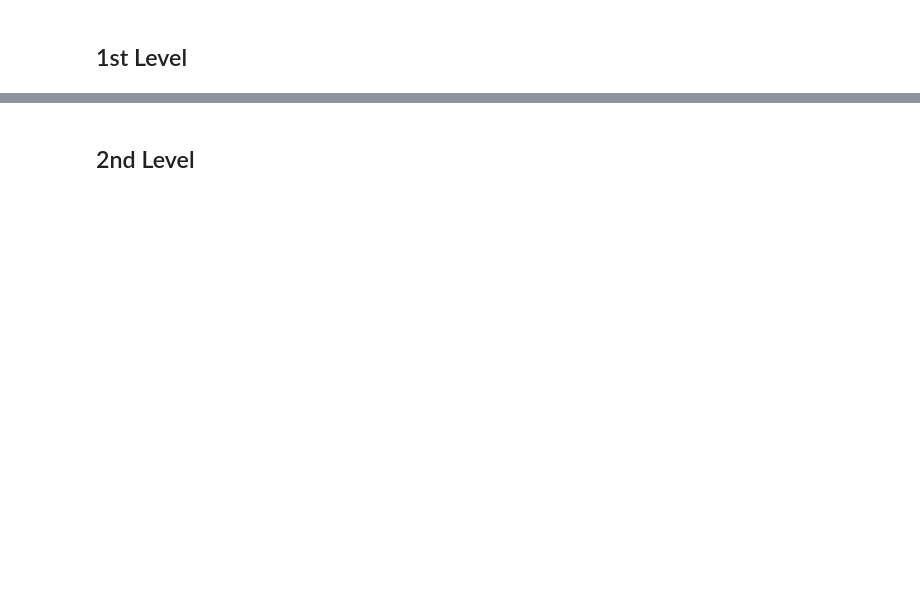
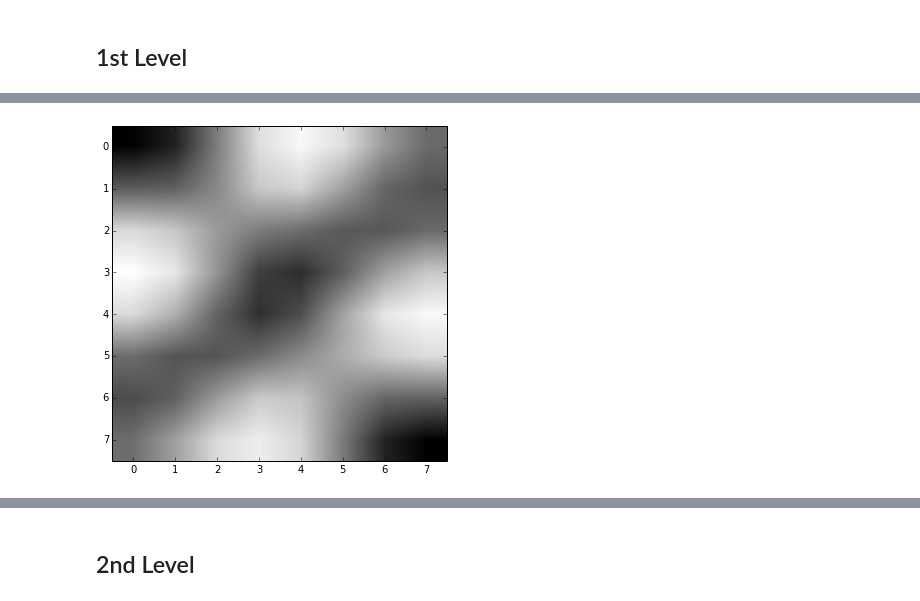
Before and after one commit to jalabort/scrap2, a Jupyter notebook: notebooks/DeepConv/PCA-ConvolutionNet.ipynb, the cells around one changed output, grey strips where cells are left out. Cells and saved outputs as stored; diff of their text form; code cells hidden in the pictures; blank space fills up the shorter version.

```diff
--- a/notebooks/DeepConv/PCA-ConvolutionNet.ipynb
+++ b/notebooks/DeepConv/PCA-ConvolutionNet.ipynb
@@ -68,0 +68,6 @@ patch_pca.component(9).view_new(interpolation="nearest")
+# %%
+from menpo.model import PCAModel
+
+patch_pca = PCAModel(patch_images, center=False)
+patch_pca.n_active_components = 0.98
+print patch_pca
@@ -69 +84,7 @@ patch_pca.component(9).view_new(interpolation="nearest")
+# %%
+patch_pcs= [patch_pca.component(j) for j in range(patch_pca.n_active_components)]
+# %%
+browse_images(patch_pcs)
+# %% [output]
+[figure, added]
 # %%
```
Also changed, not shown: parts of 116 cells of this notebook, 26 other files.
